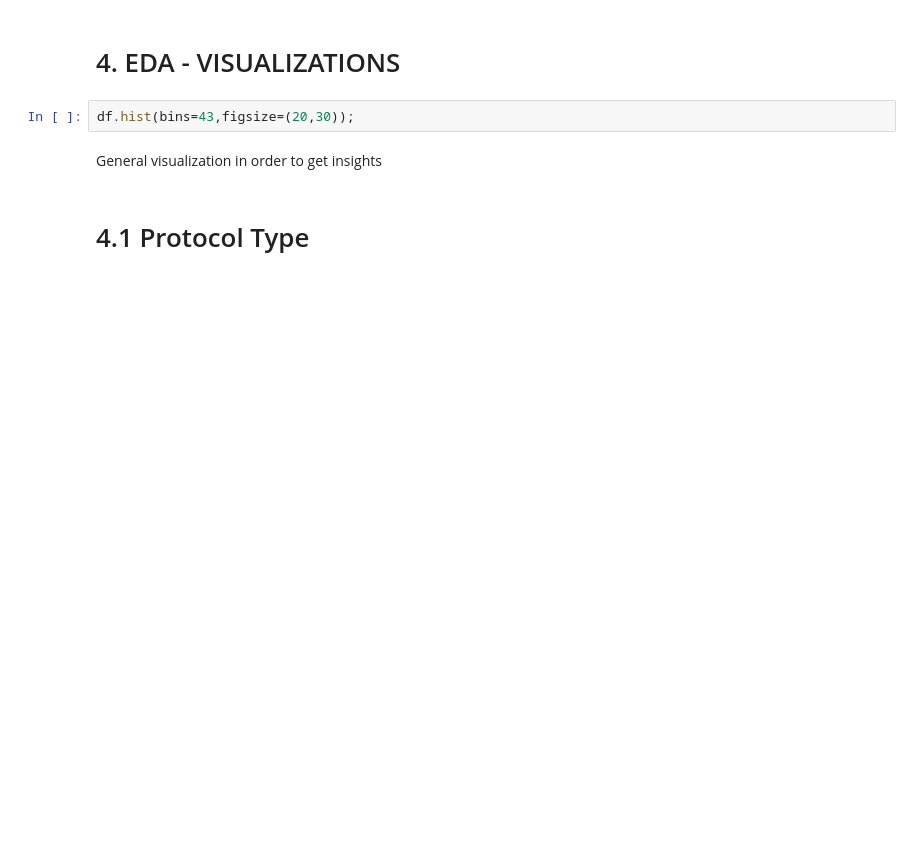
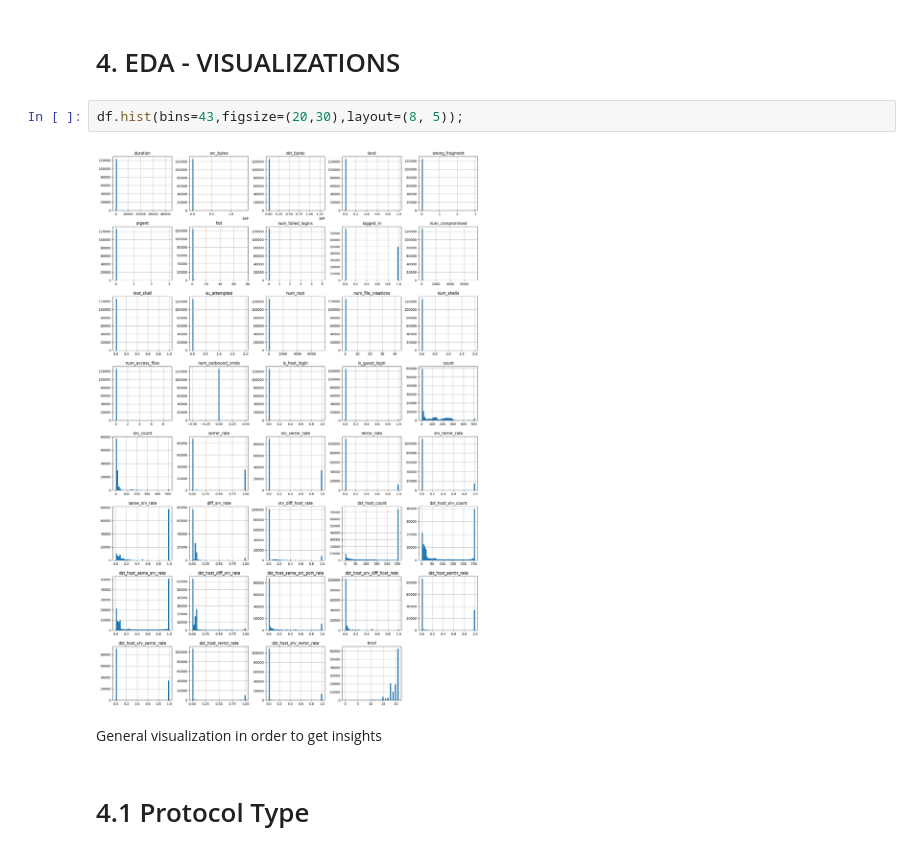
Before and after one commit to wuphwu/IDS, a Jupyter notebook: 「Intrusion_Detection_System_[NSL_KDD]」的副本.ipynb, the cells around one changed output. Saved outputs shown, nothing was run; the diff lists cells and outputs as text; blank space fills up the shorter version.

```diff
--- a/「Intrusion_Detection_System_[NSL_KDD]」的副本.ipynb
+++ b/「Intrusion_Detection_System_[NSL_KDD]」的副本.ipynb
@@ -183,7 +332,9 @@ df['attack'].unique()
 # %% [markdown]
 # 4. EDA - VISUALIZATIONS
 # %%
-df.hist(bins=43,figsize=(20,30));
+df.hist(bins=43,figsize=(20,30),layout=(8, 5));
+# %% [output]
+[figure, added]
 # %% [markdown]
 General visualization in order to get insights
 # %% [markdown]
```
Also changed, not shown: parts of 58 cells of this notebook.
